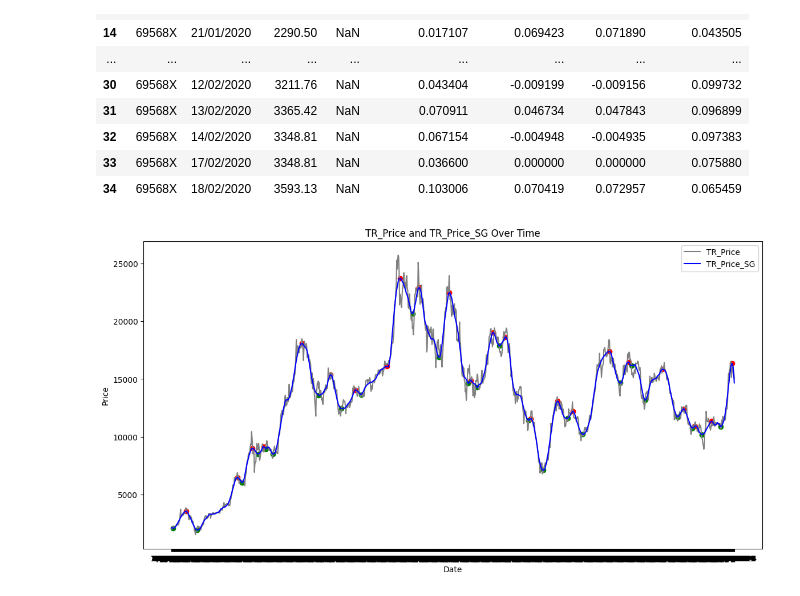
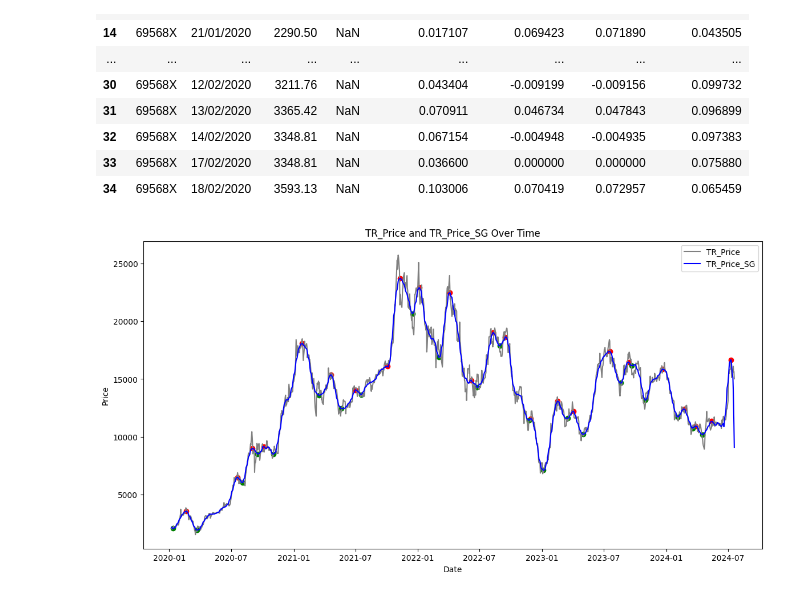
Before and after one commit to d-chizel/trend_following, a Jupyter notebook: trend_following_backtest_0.1.ipynb, the cells around one changed output. Saved outputs shown, nothing was run; the diff lists cells and outputs as text; code cells hidden in the pictures.

```diff
--- a/trend_following_backtest_0.1.ipynb
+++ b/trend_following_backtest_0.1.ipynb
@@ -31,20 +31,28 @@ data.head(30) # Display more rows of the DataFrame
 | 33 | 69568X | 17/02/2020 | 3348.81 | NaN | 0.036600 | 0.000000 | 0.000000 | 0.075880 |
 | 34 | 69568X | 18/02/2020 | 3593.13 | NaN | 0.103006 | 0.070419 | 0.072957 | 0.065459 |
 # %%
+# Convert 'Date' column to datetime format, coerce errors to NaT
+data['Date'] = pd.to_datetime(data['Date'], dayfirst=True, errors='coerce')
+
 # Apply Savitzky-Golay filter to TR_Price
-data['TR_Price_SG'] = savgol_filter(data['TR_Price'], window_length = 49, polyorder = 5)
-peaks_idx, _ = find_peaks(data['TR_Price_SG'], distance = 15, width = 3, prominence = 0.1)
-troughs_idx, _ = find_peaks(-1 * data['TR_Price_SG'], distance = 15, width = 3, prominence = 0.1)
+data['TR_Price_SG'] = savgol_filter(data['TR_Price'], window_length = 49, polyorder = 4)
+std_dev = data.RollingStdDev.mean() # Calculate the mean of the 'RollingStdDev' column
+peaks_idx, _ = find_peaks(data['TR_Price_SG'], distance = 20, width = 3, prominence = std_dev)
+#data.loc['Peaks'] = 0
+#data.loc[peaks_idx, 'Peaks'] = 1
+troughs_idx, _ = find_peaks(-1 * data['TR_Price_SG'], distance = 20, width = 3, prominence = std_dev)
+#data.loc['troughs'] = 0
+#data.loc[peaks_idx, 'troughs'] = 1
 
 plt.figure(figsize=(14, 7))
 plt.plot(data['Date'], data['TR_Price'], label='TR_Price', c='grey')
 plt.plot(data['Date'], data['TR_Price_SG'], label='TR_Price_SG', c='b', linestyle='-')
 plt.xlabel('Date')
 plt.ylabel('Price')
 plt.title('TR_Price and TR_Price_SG Over Time')
 plt.legend()
 plt.scatter(data['Date'].iloc[peaks_idx], data['TR_Price_SG'].iloc[peaks_idx], marker='o', color='red', label='Peaks')
 plt.scatter(data['Date'].iloc[troughs_idx], data['TR_Price_SG'].iloc[troughs_idx], marker='o', color='green', label='Troughs')
 plt.show()
 # %% [output]
-[figure, old version]
+[figure, new version]
```
Also changed, not shown: parts of 1 cell of this notebook.
